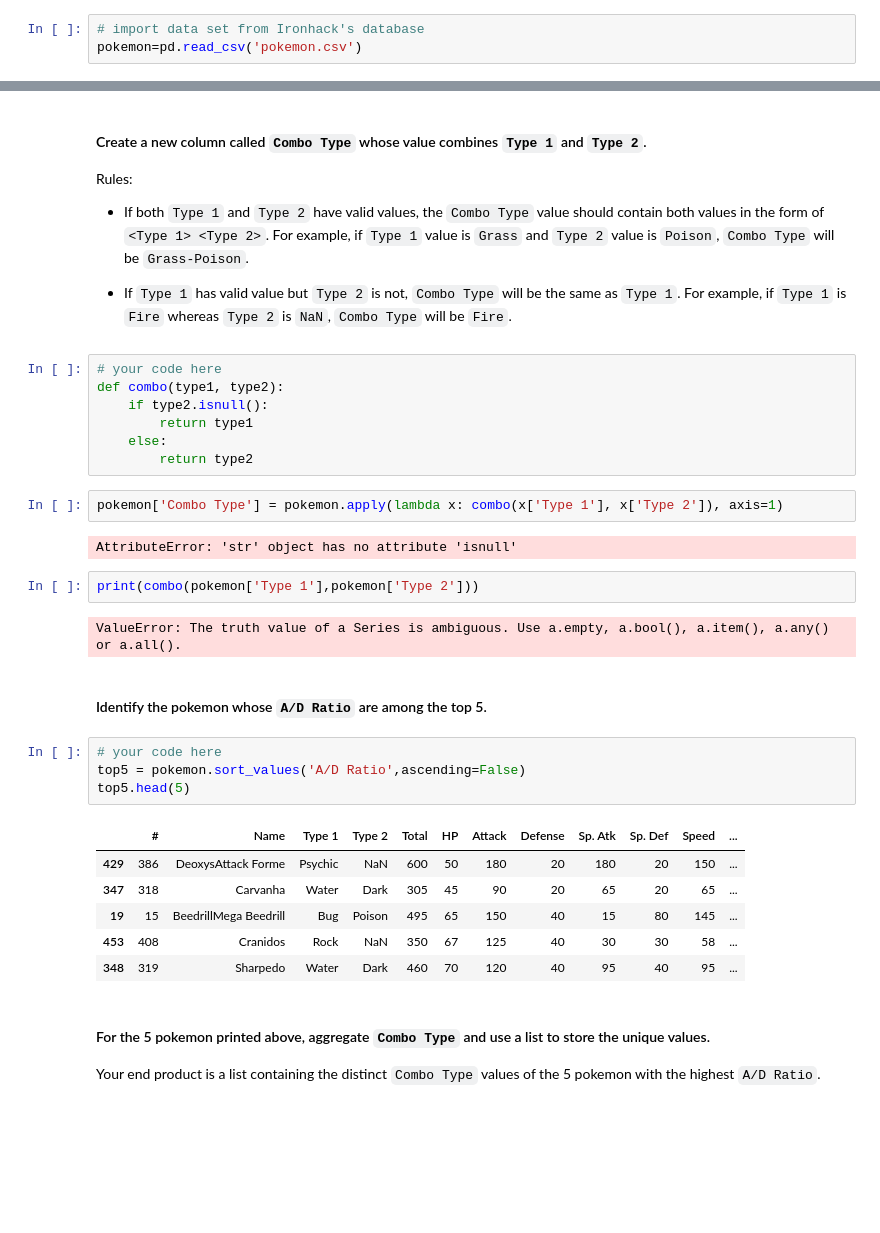
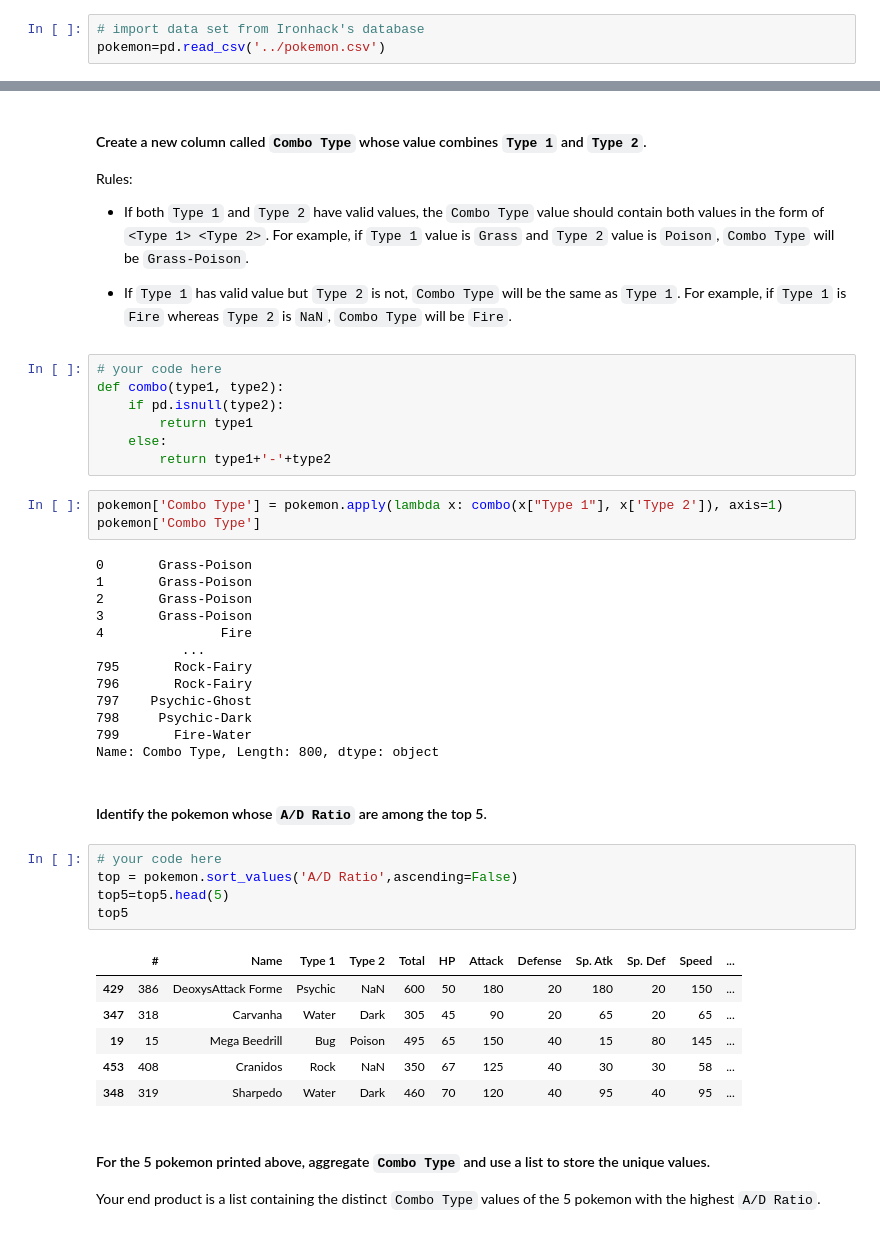
Before and after one commit to abarrasa/dataptmad1121_labs, a Jupyter notebook: module-1/dataframe-calculations/your-code/challenge-1.ipynb, the cells around one changed output, grey strips where cells are left out. Drawn from its saved outputs; the diff is of its cells as text; blank space fills up the shorter version.

```diff
--- a/module-1/dataframe-calculations/your-code/challenge-1.ipynb
+++ b/module-1/dataframe-calculations/your-code/challenge-1.ipynb
@@ -21,4 +21,4 @@ Import data set `Pokemon` from Ironhack's database. Read the data into a datafra
 *Data set attributed to [Alberto Barradas](https://www.kaggle.com/abcsds/pokemon/)*
 # %%
 # import data set from Ironhack's database
-pokemon=pd.read_csv('pokemon.csv')
+pokemon=pd.read_csv('../pokemon.csv')
@@ -145,29 +145,38 @@ Rules:
 # %%
 # your code here
 def combo(type1, type2):
-    if type2.isnull():
+    if pd.isnull(type2):
         return type1
     else:
-        return type2
+        return type1+'-'+type2
 # %%
-pokemon['Combo Type'] = pokemon.apply(lambda x: combo(x['Type 1'], x['Type 2']), axis=1)
+pokemon['Combo Type'] = pokemon.apply(lambda x: combo(x["Type 1"], x['Type 2']), axis=1)
+pokemon['Combo Type']
 # %% [output]
-AttributeError: 'str' object has no attribute 'isnull'
+0       Grass-Poison
+1       Grass-Poison
+2       Grass-Poison
+3       Grass-Poison
+4               Fire
+           ...
+795       Rock-Fairy
+796       Rock-Fairy
+797    Psychic-Ghost
+798     Psychic-Dark
+799       Fire-Water
+Name: Combo Type, Length: 800, dtype: object
-# %%
-print(combo(pokemon['Type 1'],pokemon['Type 2']))
-# %% [output]
-ValueError: The truth value of a Series is ambiguous. Use a.empty, a.bool(), a.item(), a.any() or a.all().
 # %% [markdown]
 #### Identify the pokemon whose `A/D Ratio` are among the top 5.
 # %%
 # your code here
-top5 = pokemon.sort_values('A/D Ratio',ascending=False)
-top5.head(5)
+top = pokemon.sort_values('A/D Ratio',ascending=False)
+top5=top5.head(5)
+top5
 # %% [output]
 |  | # | Name | Type 1 | Type 2 | Total | HP | Attack | Defense | Sp. Atk | Sp. Def | Speed | ... |
 | 429 | 386 | DeoxysAttack Forme | Psychic | NaN | 600 | 50 | 180 | 20 | 180 | 20 | 150 | ... |
 | 347 | 318 | Carvanha | Water | Dark | 305 | 45 | 90 | 20 | 65 | 20 | 65 | ... |
-| 19 | 15 | BeedrillMega Beedrill | Bug | Poison | 495 | 65 | 150 | 40 | 15 | 80 | 145 | ... |
+| 19 | 15 | Mega Beedrill | Bug | Poison | 495 | 65 | 150 | 40 | 15 | 80 | 145 | ... |
 | 453 | 408 | Cranidos | Rock | NaN | 350 | 67 | 125 | 40 | 30 | 30 | 58 | ... |
 | 348 | 319 | Sharpedo | Water | Dark | 460 | 70 | 120 | 40 | 95 | 40 | 95 | ... |
 # %% [markdown]
```
Also changed, not shown: parts of 6 cells of this notebook, 1 other file.
